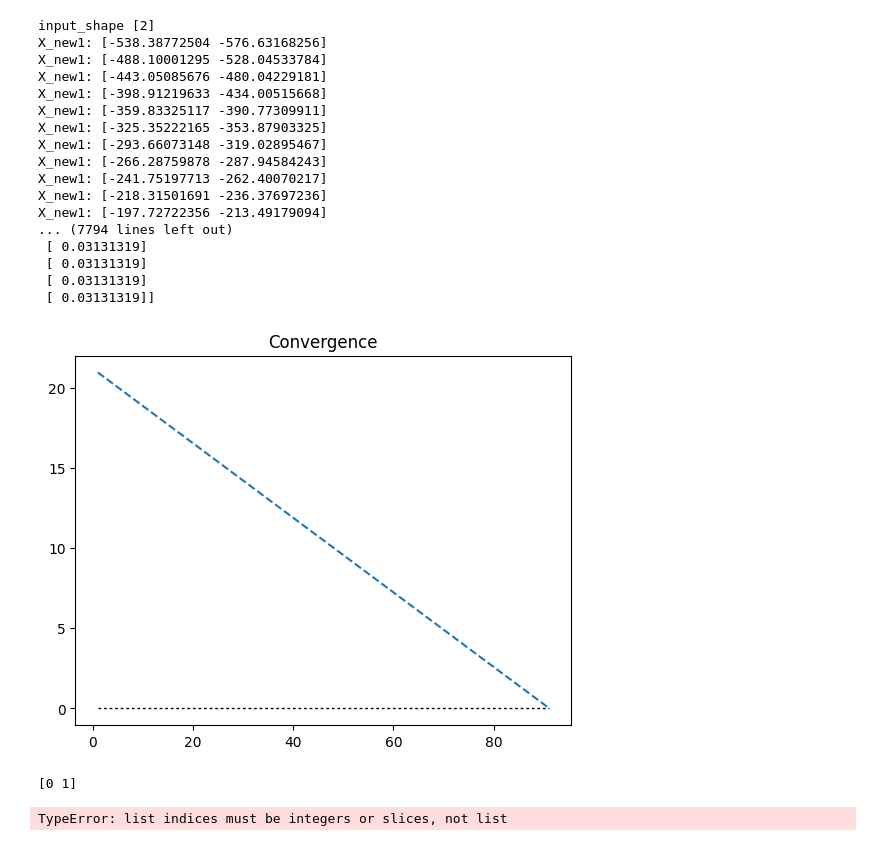
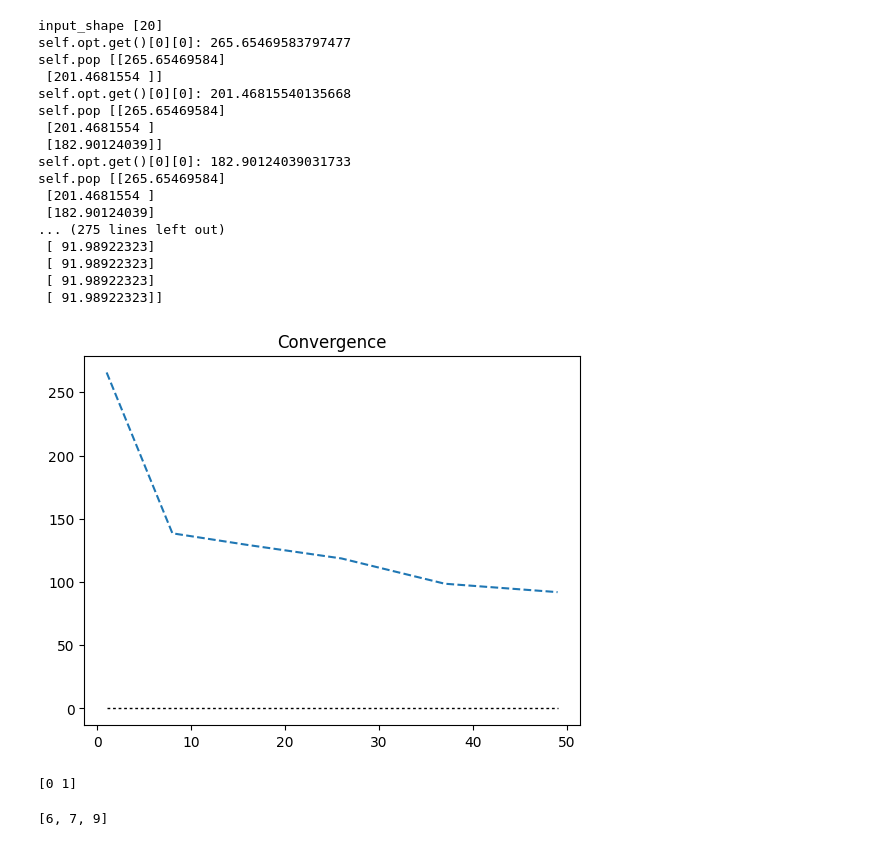
Before and after one commit to koway927/Reinforcement-learning-with-pymoo, a Jupyter notebook: REINFORCE.ipynb, the cells around one changed output. Drawn from its saved outputs; the diff is of its cells as text; code cells hidden in the pictures.

```diff
--- a/REINFORCE.ipynb
+++ b/REINFORCE.ipynb
@@ -250,55 +241,55 @@ from pymoo.termination.ftol import SingleObjectiveSpaceTermination
 from pymoo.termination.robust import RobustTermination
 from pymoo.termination.default import DefaultMultiObjectiveTermination
 import random
 
-torch.manual_seed (0)
+torch.manual_seed (1)
 
 problem = get_problem("ackley", n_var=2, a=20, b=1/5, c=2 * np.pi)
-problem1 = get_problem("Griewank", n_var=2)
+problem1 = get_problem("Rastrigin", n_var=20)
 algorithm3 = MonteCarloGradientPolicyAlgorithm()
 res = minimize( problem1,
                 algorithm3,
                 save_history=True,
-                termination=('n_iter', 15),
-                seed = 1,
+                termination=('n_iter', 100),
+                seed = 2,
                 return_least_infeasible=True,
                 verbose=True)
 
 pf = problem.pareto_front()
 print("PF",pf[0])
 ind = GD(pf)
 print("GD", ind(res.F))
 ind2 = IGD(pf)
 print("IGD", ind2(res.F))
 
 
 n_evals = np.array([e.evaluator.n_eval for e in res.history])
 opt = np.array([e.opt[0].F for e in res.history])
 print(opt)
 plt.title("Convergence")
 plt.plot(n_evals, opt, "--")
 plt.plot(n_evals, np.repeat(pf[0],len(n_evals)), 'k-', lw=1,dashes=[2, 2])
 #plt.yscale("log")
 plt.show()
 # %% [output]
-input_shape [2]
-X_new1: [-538.38772504 -576.63168256]
-X_new1: [-488.10001295 -528.04533784]
-X_new1: [-443.05085676 -480.04229181]
-X_new1: [-398.91219633 -434.00515668]
-X_new1: [-359.83325117 -390.77309911]
-X_new1: [-325.35222165 -353.87903325]
-X_new1: [-293.66073148 -319.02895467]
-X_new1: [-266.28759878 -287.94584243]
-X_new1: [-241.75197713 -262.40070217]
-X_new1: [-218.31501691 -236.37697236]
-X_new1: [-197.72722356 -213.49179094]
-... (7794 lines left out)
- [ 0.03131319]
- [ 0.03131319]
- [ 0.03131319]
- [ 0.03131319]]
+input_shape [20]
+self.opt.get()[0][0]: 265.65469583797477
+self.pop [[265.65469584]
+ [201.4681554 ]]
+self.opt.get()[0][0]: 201.46815540135668
+self.pop [[265.65469584]
+ [201.4681554 ]
+ [182.90124039]]
+self.opt.get()[0][0]: 182.90124039031733
+self.pop [[265.65469584]
+ [201.4681554 ]
+ [182.90124039]
+... (275 lines left out)
+ [ 91.98922323]
+ [ 91.98922323]
+ [ 91.98922323]
+ [ 91.98922323]]
-[figure, old version]
+[figure, new version]
 # %%
 i= np.where([-601
              ,-601] < problem1.bounds()[0])
@@ -307,7 +298,6 @@ print(i[0])
 [0 1]
 # %%
 l = [12,4,6,7,9]
-x = l[[1,3,4]]
-x
+l[-3:]
 # %% [output]
-TypeError: list indices must be integers or slices, not list
+[6, 7, 9]
```
Also changed, not shown: parts of 1 cell of this notebook.
